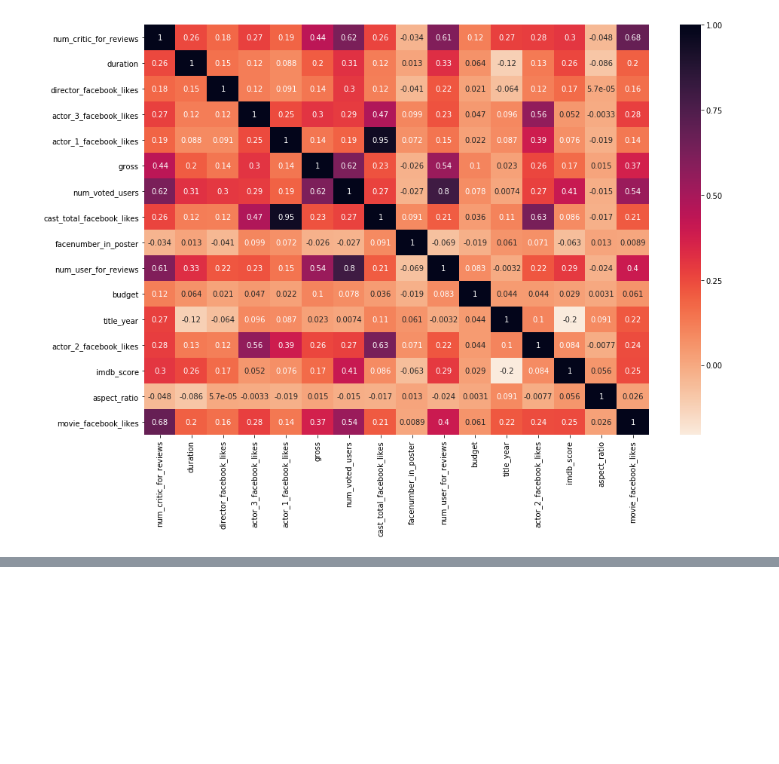
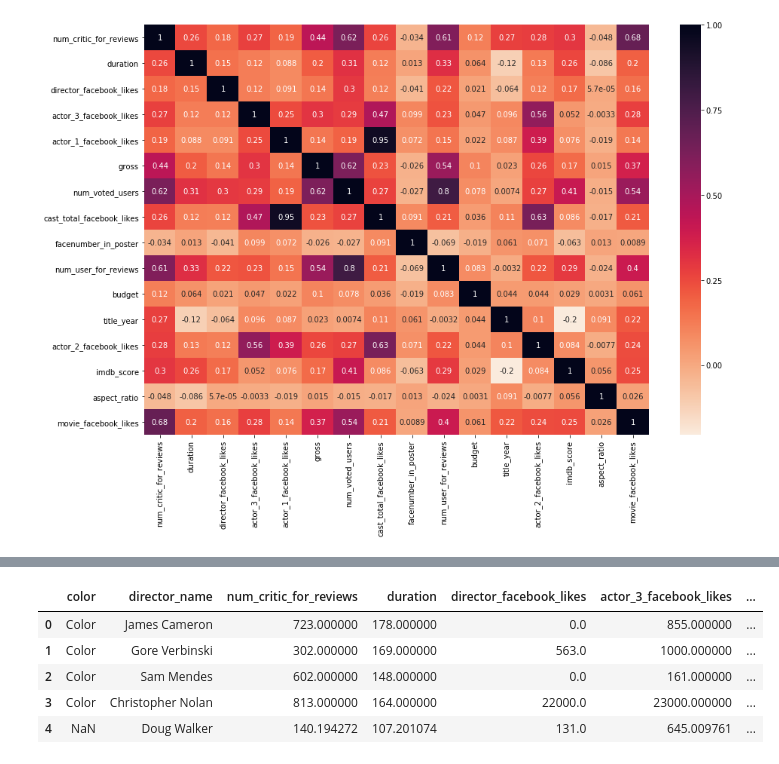
Before and after one commit to Machine-Learning-FGA/imdb_movie_dataset, a Jupyter notebook: pre_processing.ipynb, the cells around one changed output, grey strips where cells are left out. Drawn from its saved outputs; the diff is of its cells as text; code cells hidden in the pictures; blank space fills up the shorter version.

```diff
--- a/pre_processing.ipynb
+++ b/pre_processing.ipynb
@@ -145,0 +123,5 @@ len(df.genres.unique())
+# %%
+new_list = []
+for x in genres_list:
+    for y in x:
+        new_list.append(y)
@@ -145,0 +136,18 @@ len(df.genres.unique())
+# %%
+df['genres'] = df['genres'].apply(lambda x : x.split('|'))
+# %%
+for x in np.unique(new_list):
+    df[x] = 0
+# %%
+for i in range(0,5043):
+    for x in df.loc[i,:]['genres']:
+        df.loc[i,x]= 1
+# %%
+df.head()
+# %% [output]
+|  | color | director_name | num_critic_for_reviews | duration | director_facebook_likes | actor_3_facebook_likes | ... |
+| 0 | Color | James Cameron | 723.000000 | 178.000000 | 0.0 | 855.000000 | ... |
+| 1 | Color | Gore Verbinski | 302.000000 | 169.000000 | 563.0 | 1000.000000 | ... |
+| 2 | Color | Sam Mendes | 602.000000 | 148.000000 | 0.0 | 161.000000 | ... |
+| 3 | Color | Christopher Nolan | 813.000000 | 164.000000 | 22000.0 | 23000.000000 | ... |
+| 4 | NaN | Doug Walker | 140.194272 | 107.201074 | 131.0 | 645.009761 | ... |
```
Also changed, not shown: parts of 16 cells of this notebook.
